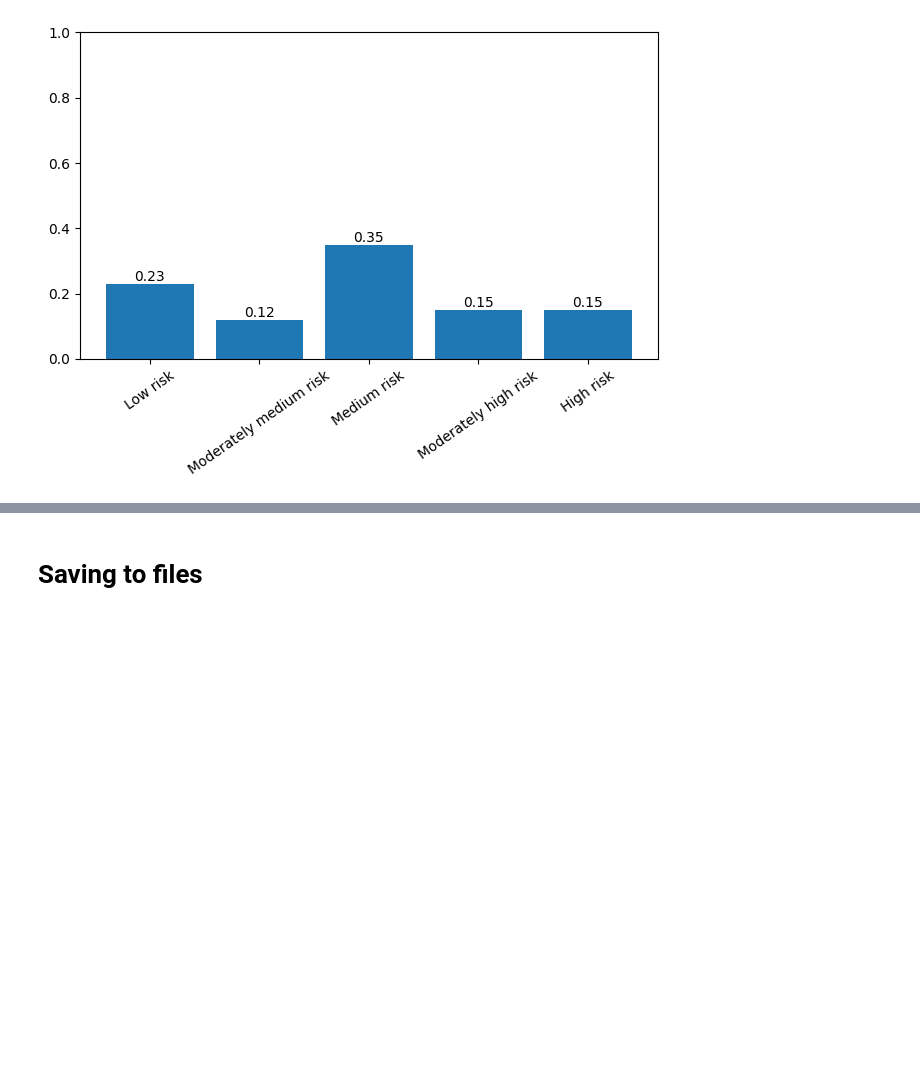
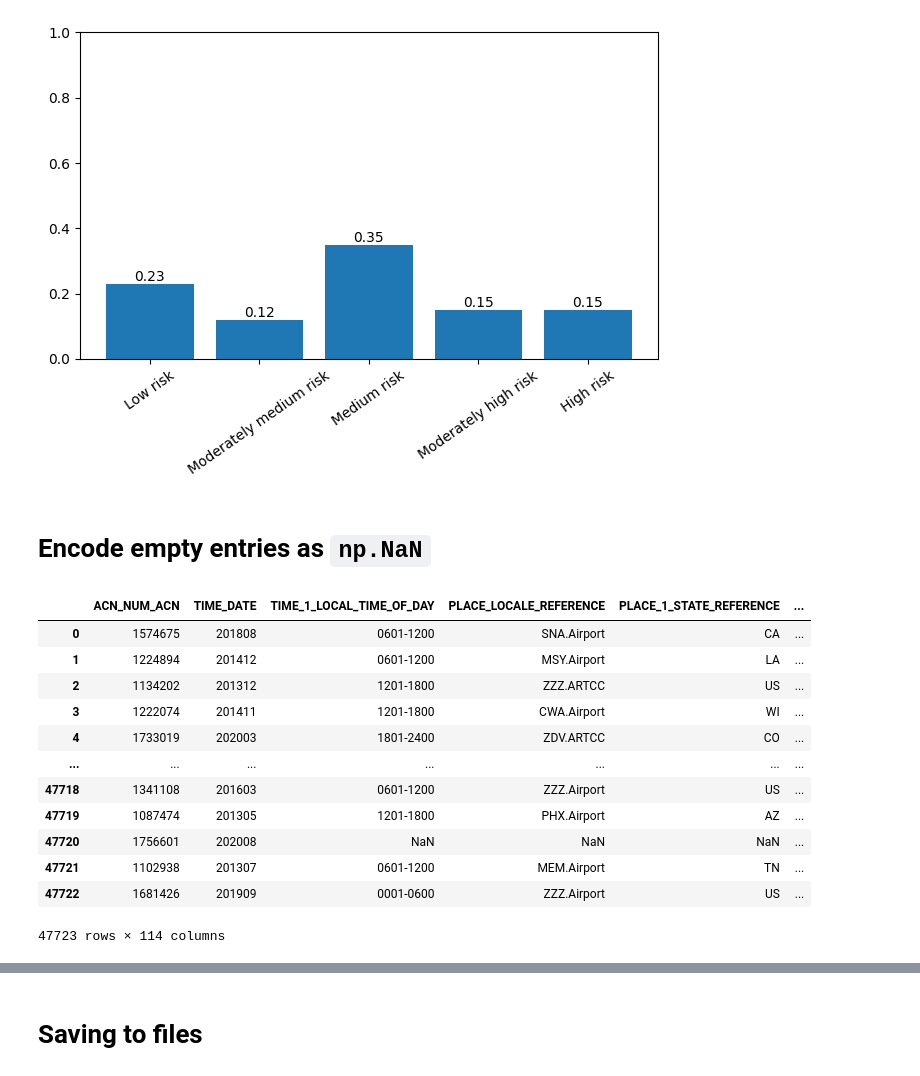
Before and after one commit to SimeonHristov99/AeroGuard, a Jupyter notebook: 01_Scripts/01_Load_data.ipynb, the cells around one changed output, grey strips where cells are left out. Cells and saved outputs as stored; diff of their text form; code cells hidden in the pictures; blank space fills up the shorter version.

```diff
--- a/01_Scripts/01_Load_data.ipynb
+++ b/01_Scripts/01_Load_data.ipynb
@@ -298,3 +298,22 @@ ax.set_ylim([0, 1])
 plt.tight_layout()
 # %% [output]
 [figure]
+# %% [markdown]
+# Encode empty entries as `np.NaN`
+# %%
+df_train_val_test = df_train_val_test.applymap(lambda value: np.NaN if isinstance(value, str) and value == '' else value)
+df_train_val_test
+# %% [output]
+|  | ACN_NUM_ACN | TIME_DATE | TIME_1_LOCAL_TIME_OF_DAY | PLACE_LOCALE_REFERENCE | PLACE_1_STATE_REFERENCE | ... |
+| 0 | 1574675 | 201808 | 0601-1200 | SNA.Airport | CA | ... |
+| 1 | 1224894 | 201412 | 0601-1200 | MSY.Airport | LA | ... |
+| 2 | 1134202 | 201312 | 1201-1800 | ZZZ.ARTCC | US | ... |
+| 3 | 1222074 | 201411 | 1201-1800 | CWA.Airport | WI | ... |
+| 4 | 1733019 | 202003 | 1801-2400 | ZDV.ARTCC | CO | ... |
+| ... | ... | ... | ... | ... | ... | ... |
+| 47718 | 1341108 | 201603 | 0601-1200 | ZZZ.Airport | US | ... |
+| 47719 | 1087474 | 201305 | 1201-1800 | PHX.Airport | AZ | ... |
+| 47720 | 1756601 | 202008 | NaN | NaN | NaN | ... |
+| 47721 | 1102938 | 201307 | 0601-1200 | MEM.Airport | TN | ... |
+| 47722 | 1681426 | 201909 | 0001-0600 | ZZZ.Airport | US | ... |
+47723 rows × 114 columns
```
Also changed, not shown: parts of 1 cell of this notebook, 1 other file.
